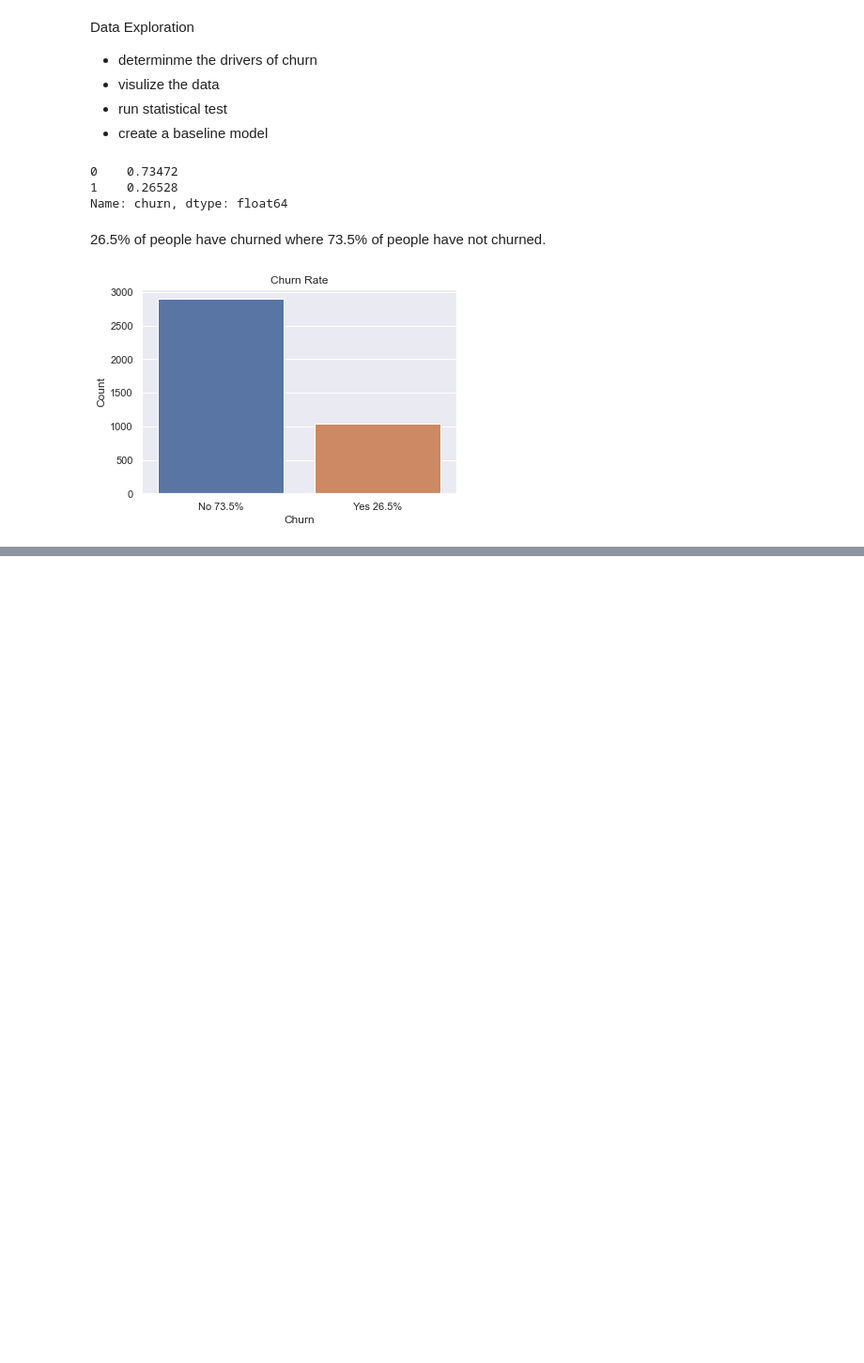
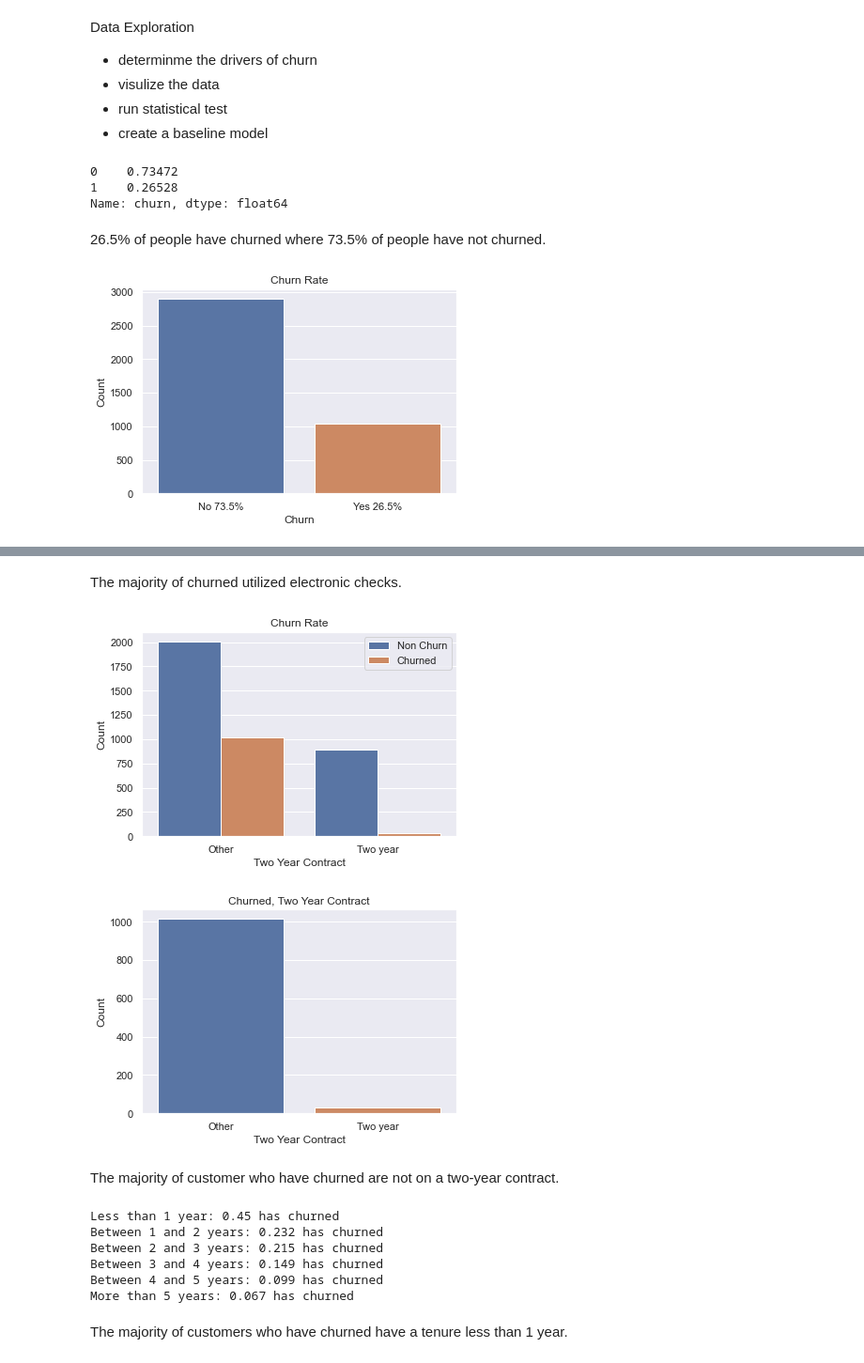
Before and after one commit to craigcalzado/classification-project, a Jupyter notebook: TecoCo_Churn_Project.ipynb, the cells around one changed output, grey strips where cells are left out. Shown: that part at 94% size. Saved outputs shown, nothing was run; the diff lists cells and outputs as text; code cells hidden in the pictures; blank space fills up the shorter version.

```diff
--- a/TecoCo_Churn_Project.ipynb
+++ b/TecoCo_Churn_Project.ipynb
@@ -192,0 +275,27 @@ plt.show()
+# %% [markdown]
+The majority of churned utilized electronic checks.
+# %%
+# create a bar of the contract_type_two_year for churn customers
+sns.set(style="darkgrid")
+ax = sns.countplot(x='contract_type_Two_year',hue='churn', data=train)
+ax.set_title('Churn Rate')
+ax.set_xlabel('Two Year Contract')
+ax.set_ylabel('Count')
+ax.set_xticklabels(['Other', 'Two year'])
+ax.legend(['Non Churn', 'Churned'], loc='upper right')
+plt.show()
+# the percentage that have churned on a two year contract
+train.churn.value_counts(normalize=True)
+# utilize train_churn dataset create a bar of the contract_type_Two_years for churn customers
+sns.set(style="darkgrid")
+ax = sns.countplot(x='contract_type_Two_year', data=train_churn)
+ax.set_title('Churned, Two Year Contract')
+ax.set_xlabel('Two Year Contract')
+ax.set_ylabel('Count')
+ax.set_xticklabels(['Other', 'Two year'])
+plt.show()
+# %% [output]
+[figure, added]
+[figure, added]
+# %% [markdown]
+The majority of customer who have churned are not on a two-year contract.
@@ -192,0 +306,29 @@ plt.show()
+# %%
+# determine the churn rate of customers that have less than 1 year of tenure
+oneyr = train[train['tenure_years'] <= 1]['churn'].value_counts(normalize=True)
+# determine the churn rate of customers that have between 1 and 2 years of tenure
+twoyr = train[(train['tenure_years'] > 1) & (train['tenure_years'] <= 2)]['churn'].value_counts(normalize=True)
+# determine the churn rate of customers that have between 2 and 3 years of tenure
+threeyr = train[(train['tenure_years'] > 2) & (train['tenure_years'] <= 3)]['churn'].value_counts(normalize=True)
+# determine the churn rate of customers that have between 3 and 4 years of tenure
+fouryr = train[(train['tenure_years'] > 3) & (train['tenure_years'] <= 4)]['churn'].value_counts(normalize=True)
+# determine the churn rate of customers that have between 4 and 5 years of tenure
+fiveyr = train[(train['tenure_years'] > 4) & (train['tenure_years'] <= 5)]['churn'].value_counts(normalize=True)
+# determine the churn rate of customers that have more than 5 years of tenure
+moreyr = train[train['tenure_years'] > 5]['churn'].value_counts(normalize=True)
+# print the churn rates replace 0 with not churned and 1 with churned
+print('Less than 1 year:', round(oneyr[1], 3),'has churned')
+print('Between 1 and 2 years:', round(twoyr[1], 3),'has churned')
+print('Between 2 and 3 years:', round(threeyr[1], 3),'has churned')
+print('Between 3 and 4 years:', round(fouryr[1], 3),'has churned')
+print('Between 4 and 5 years:', round(fiveyr[1], 3),'has churned')
+print('More than 5 years:', round(moreyr[1], 3),'has churned')
+# %% [output]
+Less than 1 year: 0.45 has churned
+Between 1 and 2 years: 0.232 has churned
+Between 2 and 3 years: 0.215 has churned
+Between 3 and 4 years: 0.149 has churned
+Between 4 and 5 years: 0.099 has churned
+More than 5 years: 0.067 has churned
+# %% [markdown]
+The majority of customers who have churned have a tenure less than 1 year.
```
Also changed, not shown: parts of 16 cells of this notebook.
